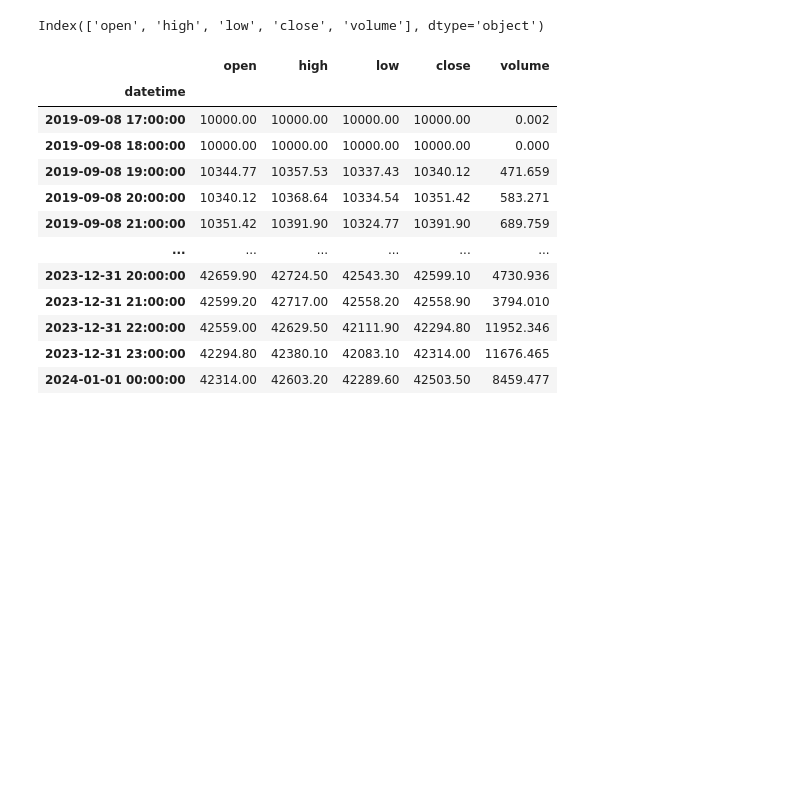
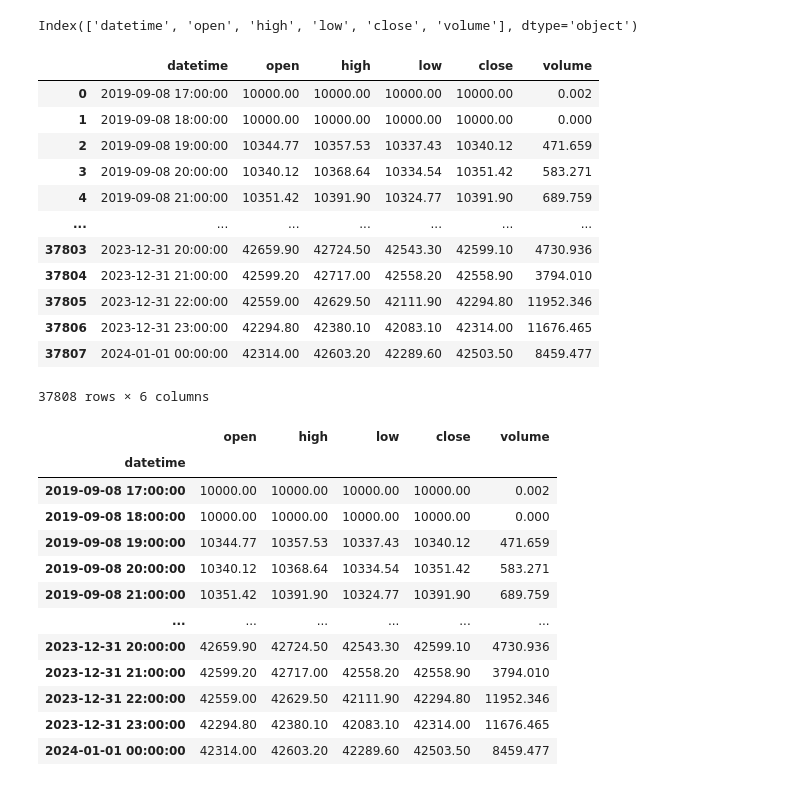
Before and after one commit to anurag2506/Transformers_BTC_price_predictoin, a Jupyter notebook: transformer_train.ipynb, the cells around one changed output. Cells and saved outputs as stored; diff of their text form; code cells hidden in the pictures; blank space fills up the shorter version.

```diff
--- a/transformer_train.ipynb
+++ b/transformer_train.ipynb
@@ -183,18 +192,34 @@ def plot_training_history(history):
     plt.grid(True)
     plt.show()
 # %%
-data = pd.read_csv('/Users/anuragprasad/Documents/btc_eth/Transformers_BTC_price_predictoin/data_hr.csv')
+data = pd.read_csv('/Users/anurag2506/Documents/untitled folder/btc_prediction/Transformers_BTC_price_predictoin/data_hr.csv')
 df = pd.DataFrame(data)
 # %%
 df['datetime'] = pd.to_datetime(df['datetime'])
 # %%
-df.set_index('datetime', inplace=True)
+# df.set_index('datetime', inplace=True)
 # %%
 df = df.drop(columns=['Unnamed: 0'])
 # %%
 df.columns
 # %% [output]
-Index(['open', 'high', 'low', 'close', 'volume'], dtype='object')
+Index(['datetime', 'open', 'high', 'low', 'close', 'volume'], dtype='object')
+# %%
+df
+# %% [output]
+|  | datetime | open | high | low | close | volume |
+| 0 | 2019-09-08 17:00:00 | 10000.00 | 10000.00 | 10000.00 | 10000.00 | 0.002 |
+| 1 | 2019-09-08 18:00:00 | 10000.00 | 10000.00 | 10000.00 | 10000.00 | 0.000 |
+| 2 | 2019-09-08 19:00:00 | 10344.77 | 10357.53 | 10337.43 | 10340.12 | 471.659 |
+| 3 | 2019-09-08 20:00:00 | 10340.12 | 10368.64 | 10334.54 | 10351.42 | 583.271 |
+| 4 | 2019-09-08 21:00:00 | 10351.42 | 10391.90 | 10324.77 | 10391.90 | 689.759 |
+| ... | ... | ... | ... | ... | ... | ... |
+| 37803 | 2023-12-31 20:00:00 | 42659.90 | 42724.50 | 42543.30 | 42599.10 | 4730.936 |
+| 37804 | 2023-12-31 21:00:00 | 42599.20 | 42717.00 | 42558.20 | 42558.90 | 3794.010 |
+| 37805 | 2023-12-31 22:00:00 | 42559.00 | 42629.50 | 42111.90 | 42294.80 | 11952.346 |
+| 37806 | 2023-12-31 23:00:00 | 42294.80 | 42380.10 | 42083.10 | 42314.00 | 11676.465 |
+| 37807 | 2024-01-01 00:00:00 | 42314.00 | 42603.20 | 42289.60 | 42503.50 | 8459.477 |
+37808 rows × 6 columns
 # %%
 
 def main(df):
```
Also changed, not shown: parts of 9 cells of this notebook, 4 other files.
